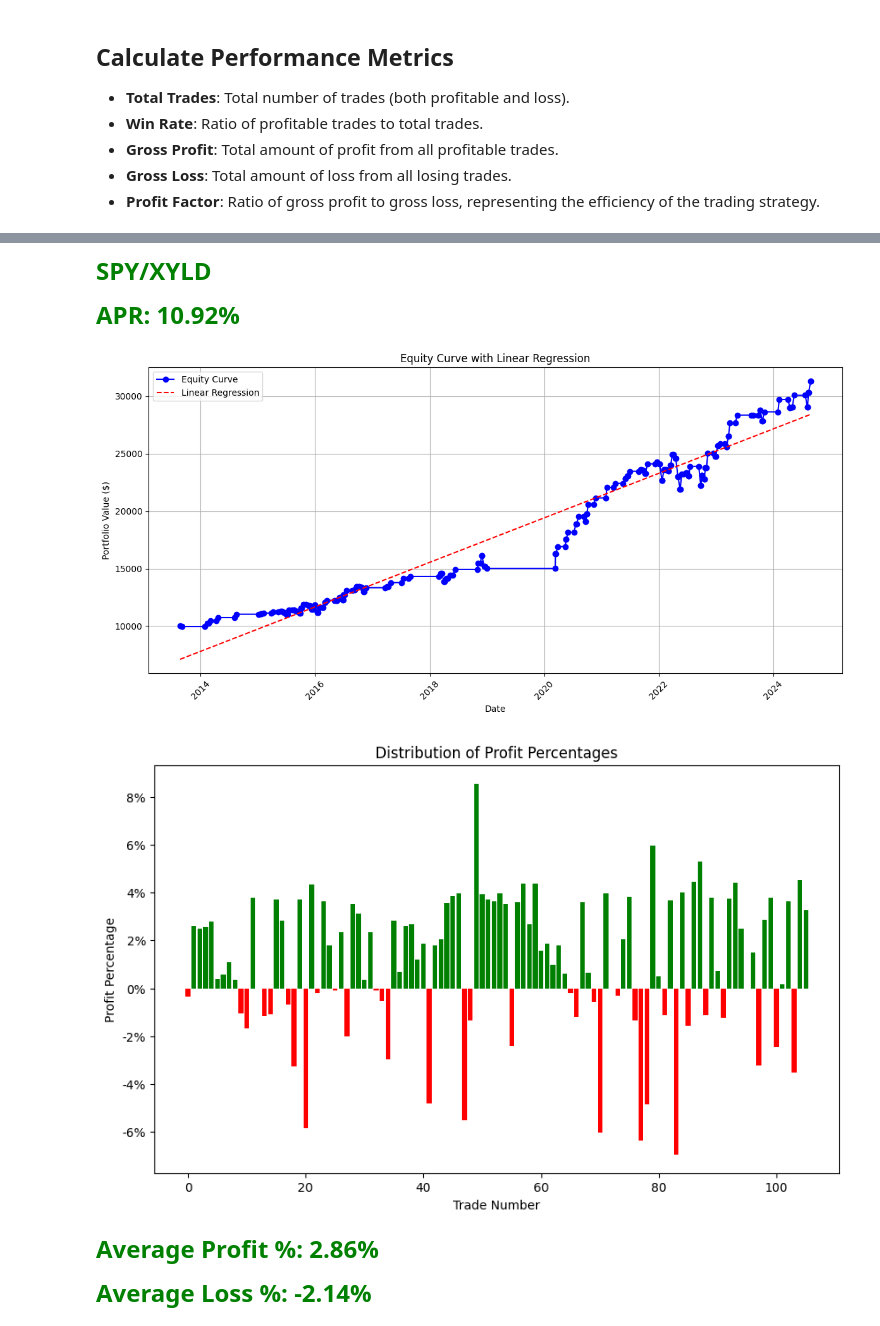
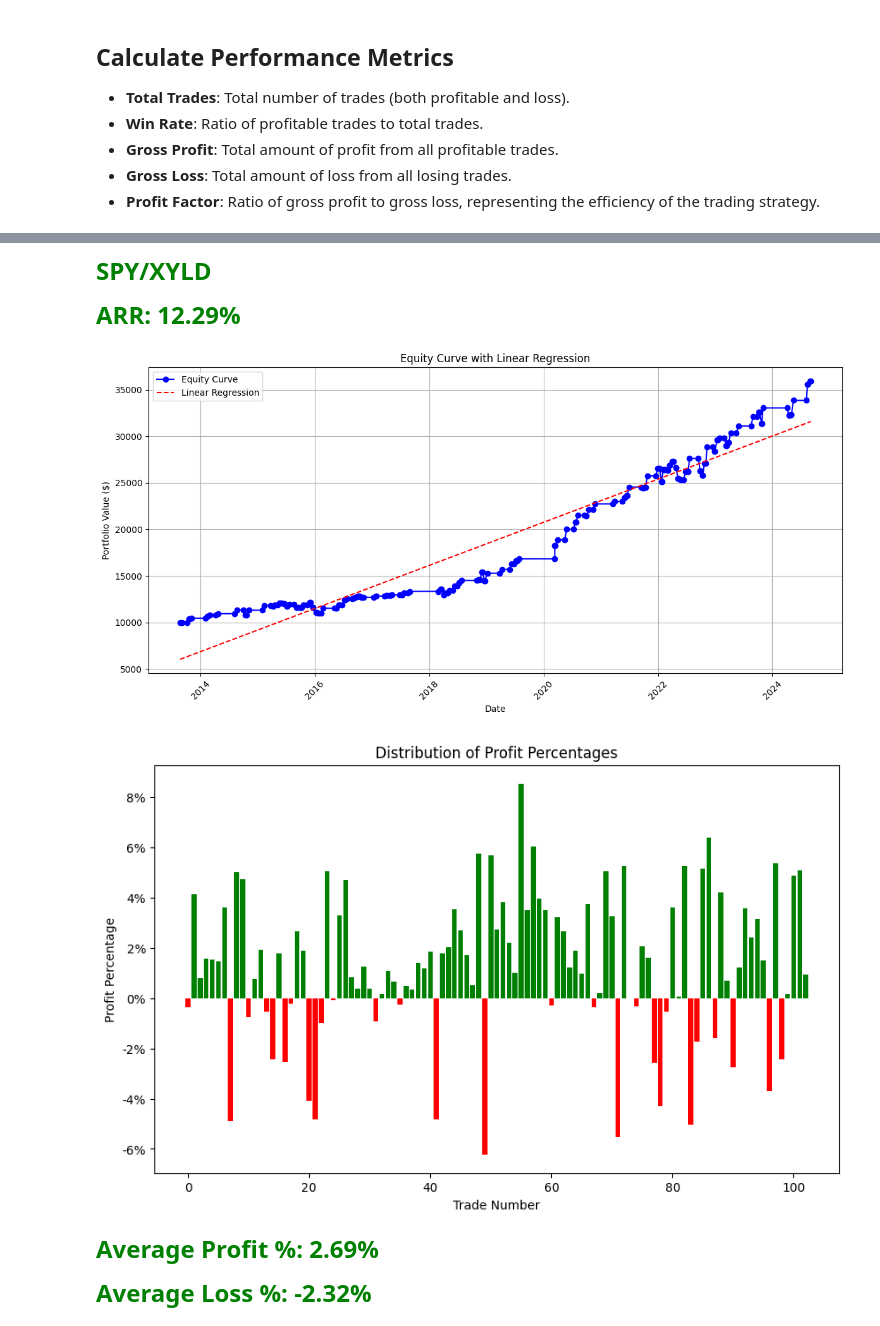
Before and after one commit to frostfyre01/Healthcare-AI, a Jupyter notebook: public/downloads/SPY_Analysis.ipynb, the cells around one changed output, grey strips where cells are left out. Saved outputs shown, nothing was run; the diff lists cells and outputs as text; code cells hidden in the pictures.

```diff
--- a/public/downloads/SPY_Analysis.ipynb
+++ b/public/downloads/SPY_Analysis.ipynb
@@ -139,14 +152,18 @@ File saved
 import pandas as pd
 import seaborn as sns
 import matplotlib.pyplot as plt
+
+# Calculate daily changes
+df[f'{symbols[0]}_Change'] = df[f'{symbols[0]}'].diff()/df[f'{symbols[0]}']
+df[f'{symbols[1]}_Change'] = df[f'{symbols[1]}'].diff()/df[f'{symbols[1]}']
 
 # Calculate the correlation matrix
 corr_matrix = df.corr(numeric_only=True)
 print(corr_matrix)
 
 # Calculate correlation
-correlation = df[symbols[0]].corr(df[symbols[1]])
-print(f'Correlation between {symbol[0]} and {symbol[1]}: {correlation}')
+correlation = df[f'{symbols[0]}_Change'].corr(df[f'{symbols[1]}_Change'])
+print(f'Correlation between the daily changes between {symbols[0]} and {symbols[1]}: {correlation}')
 
 # Plotting the correlation matrix as a heatmap
 plt.figure(figsize=(8, 6))
@@ -217,8 +241,8 @@ Correlation between SPY and ROC_diff: 0.07462783799133041
 > *   *Sell if the holding period surpasses the maximum number of position days.*
 > *   *Sell if the price rises by more than the target percentage from the entry price.*
 # %%
-BUY_THREAHOLD = -0.005
-SELL_TARGET = 0.035
+BUY_THREAHOLD = -0.004
+SELL_TARGET = 0.05
 MAX_POSITION_DAY = 10
 
 def backtest(df, buy_threshold, sell_target, max_position_day=10):
@@ -385,7 +409,7 @@ def calculate_equity_curve(trades, initial_amount=10000):
     equity_curve_df = pd.DataFrame(equity_curve)
     return equity_curve_df
 
-def calculate_apr(equity_curve_df, initial_amount=10000):
+def calculate_arr(equity_curve_df, initial_amount=10000):
     start_value = initial_amount
     end_value = equity_curve_df['Portfolio_Value'].iloc[-1]
 
@@ -397,9 +421,16 @@ def calculate_apr(equity_curve_df, initial_amount=10000):
     end_date = equity_curve_df['Date'].iloc[-1]
     num_years = (end_date - start_date).days / 365.25
 
-    # Calculate APR (Annual Percentage Rate)
-    apr = (1 + total_return) ** (1 / num_years) - 1
-    return apr
+    # Calculate ARR (Annualized Rate of Return)
+    arr = (1 + total_return) ** (1 / num_years) - 1
+
+    # Calculate annual returns grouped by year
+    equity_curve_df['Year'] = equity_curve_df['Date'].dt.year
+    annual_returns = equity_curve_df.groupby('Year').apply(
+        lambda df: (df['Portfolio_Value'].iloc[-1] - df['Portfolio_Value'].iloc[0]) / df['Portfolio_Value'].iloc[0]
+    ).reset_index(name='Annual_Return')
+
+    return arr, annual_returns
 
 def perform_linear_regression(equity_curve_df):
     equity_curve_df['Date_Ordinal'] = equity_curve_df['Date'].map(pd.Timestamp.toordinal)
@@ -426,8 +457,8 @@ def plot_trade_profit_percentage():
   colors = ['red' if p < 0 else 'green' for p in trans['Profit Percent']]
   plt.bar(trans.index, trans['Profit Percent'], color=colors)
   # Add horizontal lines for average profit and loss
-  # plt.axhline(avg_profit, color='g', linestyle='--', linewidth=2, label='Average Profit')
-  # plt.axhline(avg_loss, color='r', linestyle='--', linewidth=2, label='Average Loss')
+  # plt.axhline(avg_profit, color='g', linestyle='--', linewidth=1, label='Average Profit')
+  # plt.axhline(avg_loss, color='r', linestyle='--', linewidth=1, label='Average Loss')
 
   # Add labels and title
   plt.xlabel('Trade Number')
@@ -443,38 +474,38 @@ def plot_trade_profit_percentage():
   return avg_profit, avg_loss
 
 # Calculate equity curve
 equity_curve_df = calculate_equity_curve(trades)
 
-# Calculate APR
-apr = calculate_apr(equity_curve_df)
+# Calculate ARR
+apr, annual_returns = calculate_arr(equity_curve_df)
 color_display(f"{symbols[0]}/{symbols[1]}")
-color_display(f"APR: {apr:.2%}", 'green')
+color_display(f"ARR: {apr:.2%}", 'green')
 
 # Prepare data for linear regression
 y_pred = perform_linear_regression(equity_curve_df)
 
 # Plot equity curve and linear regression line
 plt.figure(figsize=(12, 6))
 plt.plot(equity_curve_df['Date'], equity_curve_df['Portfolio_Value'], marker='o', linestyle='-', color='b', label='Equity Curve')
 plt.plot(equity_curve_df['Date'], y_pred, linestyle='--', color='r', label='Linear Regression')
 
 # Add titles and labels
 plt.title('Equity Curve with Linear Regression')
 plt.xlabel('Date')
 plt.ylabel('Portfolio Value ($)')
 plt.legend()
 plt.grid(True)
 plt.xticks(rotation=45)
 plt.tight_layout()
 plt.show()
 
 avg_profit, avg_loss = plot_trade_profit_percentage()
 color_display(f"Average Profit %: {avg_profit:.2%}", 'green')
 color_display(f"Average Loss %: {avg_loss:.2%}", 'green')
 # %% [output]
 SPY/XYLD
-APR: 10.92%
+ARR: 12.29%
-[figure, old version]
+[figure, new version]
-[figure, old version]
+[figure, new version]
-Average Profit %: 2.86%
+Average Profit %: 2.69%
-Average Loss %: -2.14%
+Average Loss %: -2.32%
```
Also changed, not shown: parts of 12 cells of this notebook, 11 other files.
